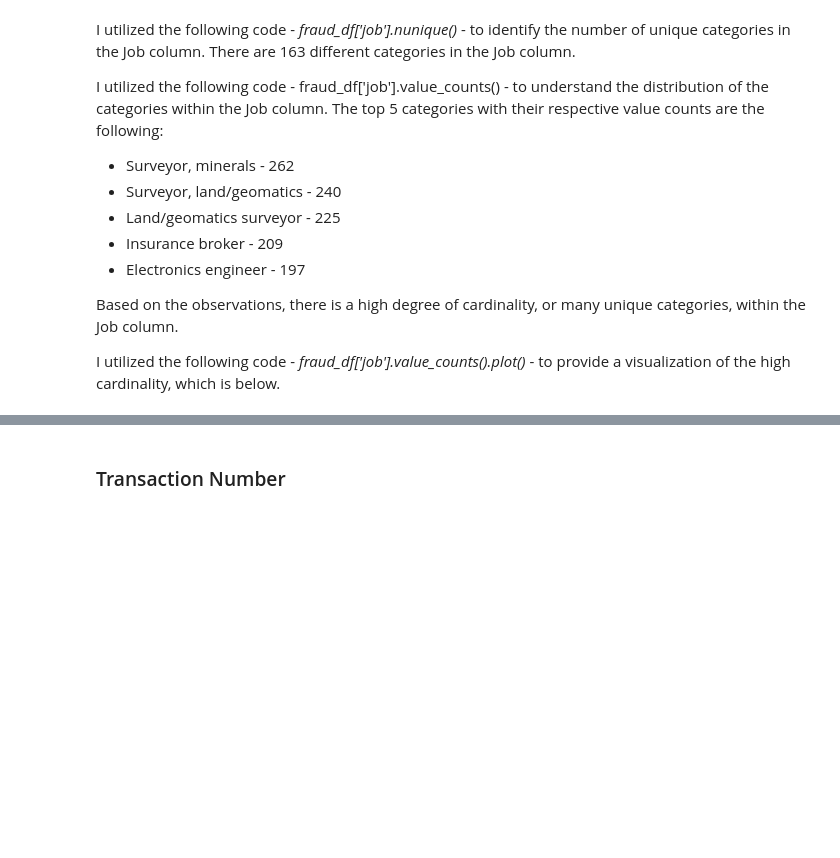
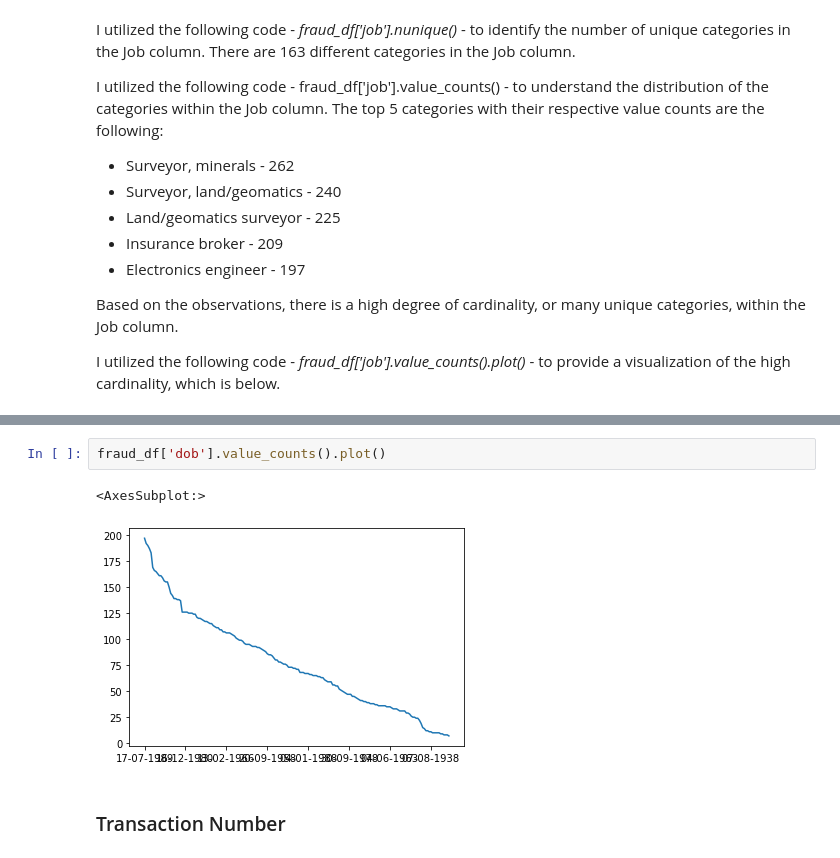
Before and after one commit to keithotuomagie/credit_card_fraud_model, a Jupyter notebook: notebook.ipynb, the cells around one changed output, grey strips where cells are left out. Drawn from its saved outputs; the diff is of its cells as text; blank space fills up the shorter version.

```diff
--- a/notebook.ipynb
+++ b/notebook.ipynb
@@ -620,3 +659,8 @@ fraud_df['job'].value_counts().plot()
+# %%
+fraud_df['dob'].value_counts().plot()
+# %% [output]
+<AxesSubplot:>
+[figure, added]
 # %% [markdown]
 ### Transaction Number
 # %%
```
Also changed, not shown: parts of 18 cells of this notebook.
